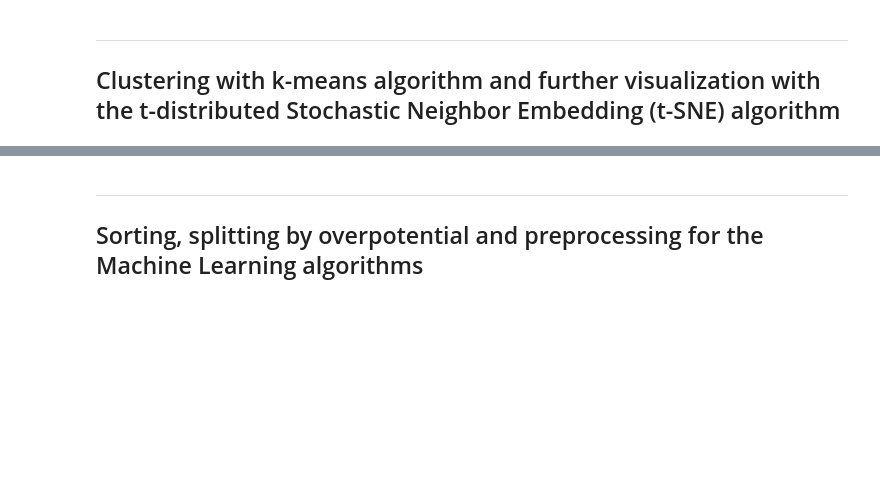
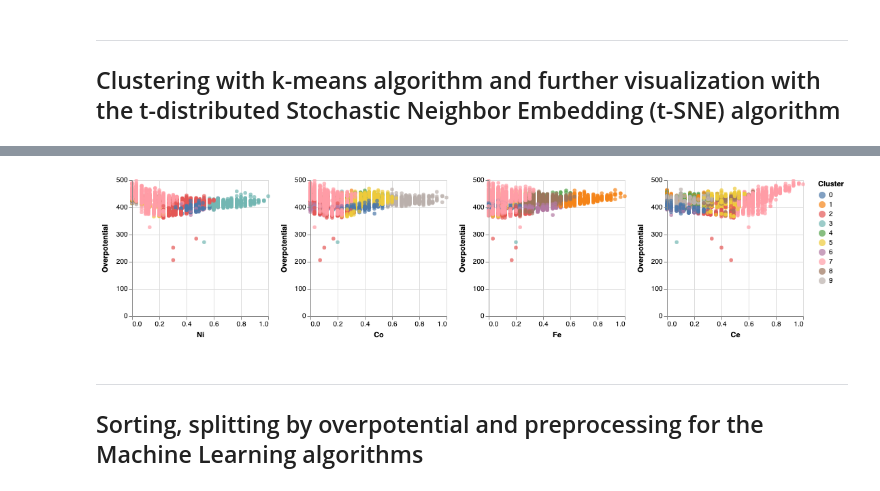
Before and after one commit to spalkovits/REAKT2019_ML4OER_SPks, a Jupyter notebook: REAKT2019_ML4OER_SPks.ipynb, the cells around one changed output, grey strips where cells are left out. Drawn from its saved outputs; the diff is of its cells as text; code cells hidden in the pictures; blank space fills up the shorter version.

```diff
--- a/REAKT2019_ML4OER_SPks.ipynb
+++ b/REAKT2019_ML4OER_SPks.ipynb
@@ -183,3 +194,28 @@ plt.tight_layout();
+# %%
+Cluster_Visualization = NiFeCoCe_full.copy()
+Cluster_Visualization['Cluster'] = pd.Series(y_k_cluster, dtype=str)
+# %%
+input_dropdown = alt.binding_select(options=['0','1','2', '3', '4', '5', '6', '7', '8'])
+selection = alt.selection_single(fields=['Cluster'], bind=input_dropdown, name='Number ')
+color = alt.condition(selection,
+                    alt.Color('Cluster:N'),
+                    alt.value('lightgray'))
+
+chart = alt.Chart(Cluster_Visualization).mark_circle().encode(
+    x='Ni',
+    y='Overpotential',
+    color=color,
+    tooltip=['Ni', 'Fe', 'Co', 'Ce']
+).properties(
+    width=200,
+    height=200
+).add_selection(
+    selection
+)
+
+chart | chart.encode(x='Co') | chart.encode(x='Fe') | chart.encode(x='Ce')
+# %% [output]
+[figure, added]
 # %% [markdown]
 ---
 
```
Also changed, not shown: parts of 10 cells of this notebook.
